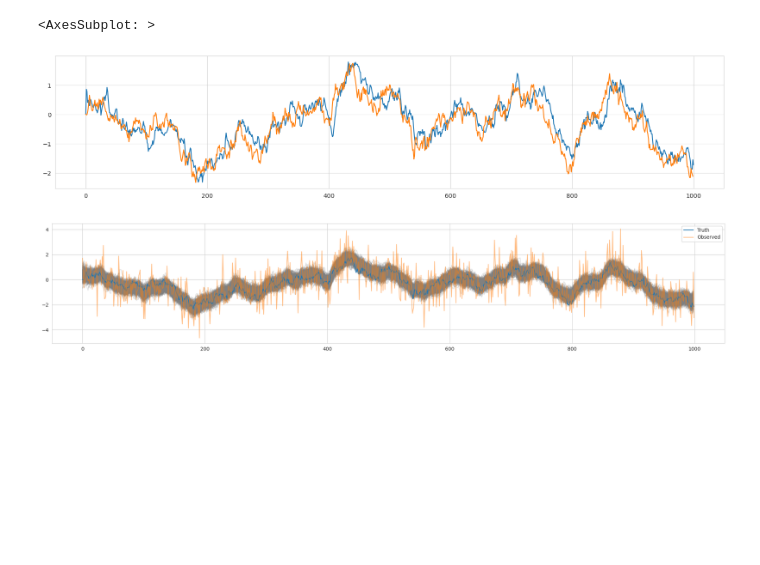
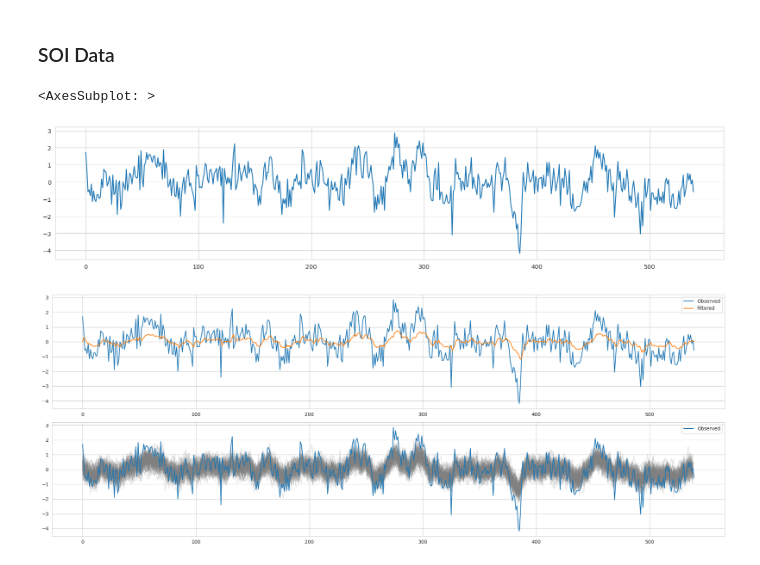
Before and after one commit to WHITSNAK/sta831-sp23, a Jupyter notebook: ch3/hw3 - 5 FFBS.ipynb, the cells around one changed output. Cells and saved outputs as stored; diff of their text form; code cells hidden in the pictures; blank space fills up the shorter version.

Commit message:
hmm on SOI data

```diff
--- a/ch3/hw3 - 5 FFBS.ipynb
+++ b/ch3/hw3 - 5 FFBS.ipynb
@@ -41,20 +62,41 @@ for y in df['ys']:
+# %% [markdown]
+### SOI Data
+# %%
+soi = pd.read_table("../data/soi.txt", names=['soi']).soi
 # %%
-pd.DataFrame(hmm_model.states)['mean'].plot(figsize=(20, 4))
-df['xs'].plot()
+soi.plot(figsize=(20, 4))
 # %% [output]
 <AxesSubplot: >
-[figure, old version]
+[figure, new version]
+# %%
+# estimated from the data
+phi = 0.64
+s = 0.2
+v = s * (1 - phi**2)
+w = 1
+
+x0 = HMMAR1.GaussianLatentState(0, s)
+para = HMMAR1.Parameter(phi, v, w)
+
+hmm_model = HMMAR1(x0)
+
+for y in soi:
+    hmm_model.filter(y, para)
 # %%
-fig, ax = plt.subplots(figsize=(20, 4))
+fig, ax = plt.subplots(nrows=2, figsize=(20, 7.5))
 
-for i in range(500):
-    hmm_model.sample_trace(para).plot(alpha=0.2, color='grey')
+soi.plot(label='Observed', ax=ax[0])
+pd.DataFrame(hmm_model.states)['mean'].iloc[:-1].plot(ax=ax[0], label='Filtered')
+ax[0].legend(loc='best')
 
-df['xs'].plot(label='Truth')
-df['ys'].plot(label='Observed', alpha=0.5)
+# FFBS procedure
+for i in range(100):
+    hmm_model.sample_trace(para).plot(alpha=0.2, color='grey', ax=ax[1])
 
-ax.legend()
+soi.plot(label='Observed', ax=ax[1])
+ax[1].legend()
+
 fig.tight_layout()
 fig.show()
 # %% [output]
-[figure, old version]
+[figure, new version]
```
Also changed, not shown: parts of 7 cells of this notebook, 3 other files.
